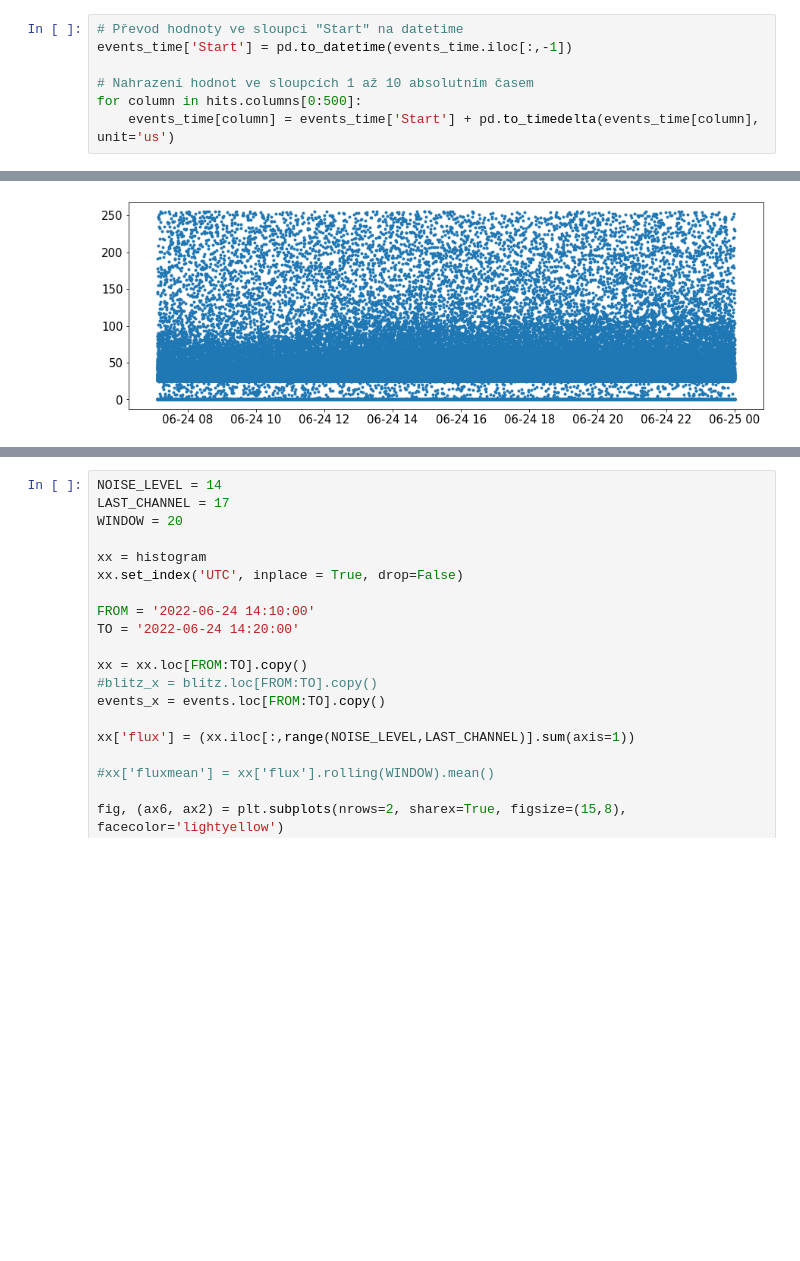
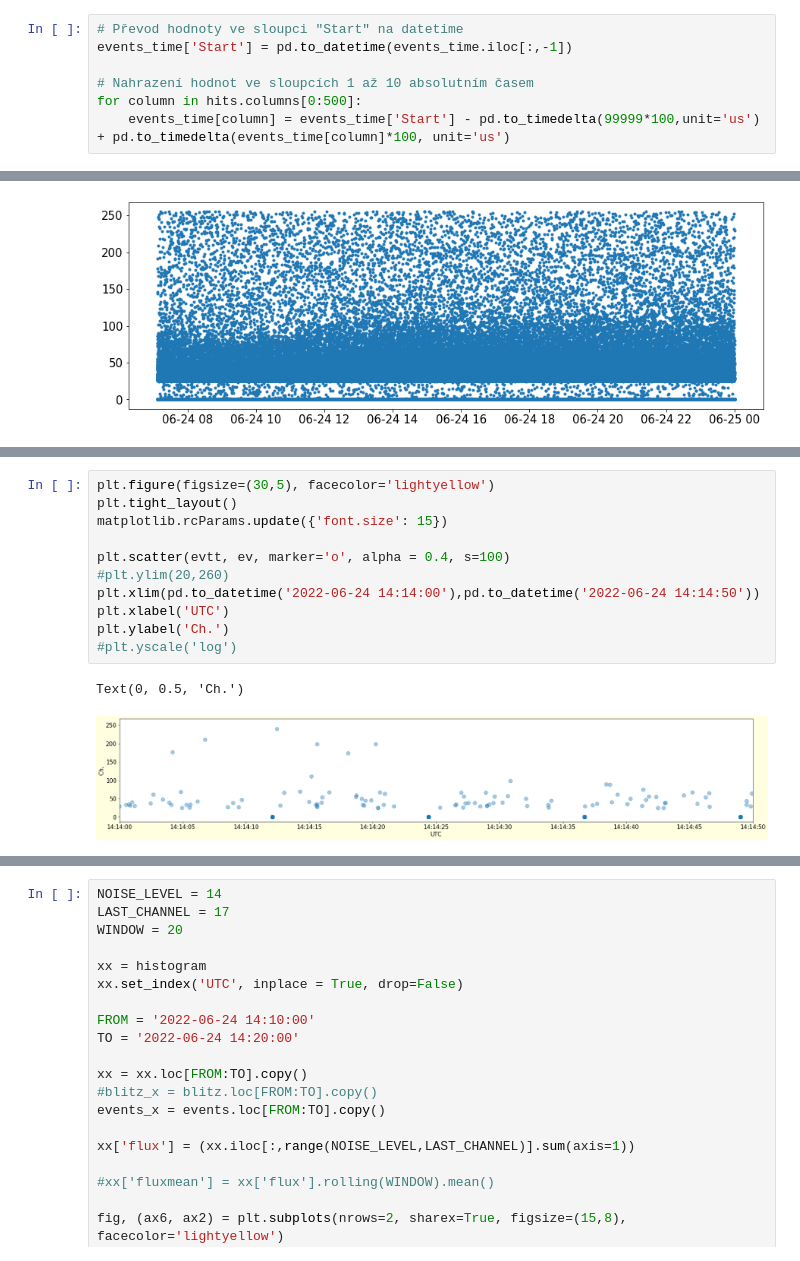
Before and after one commit to ODZ-UJF-AV-CR/GEODOS01, a Jupyter notebook: notebooks/GEODOS-1024-V1.ipynb, the cells around one changed output, grey strips where cells are left out. Drawn from its saved outputs; the diff is of its cells as text; blank space fills up the shorter version.

Commit message:
Individual events plot

```diff
--- a/notebooks/GEODOS-1024-V1.ipynb
+++ b/notebooks/GEODOS-1024-V1.ipynb
@@ -1011,4 +1011,4 @@ events_time['Start'] = pd.to_datetime(events_time.iloc[:,-1])
 
 # Nahrazení hodnot ve sloupcích 1 až 10 absolutním časem
 for column in hits.columns[0:500]:
-    events_time[column] = events_time['Start'] + pd.to_timedelta(events_time[column], unit='us')
+    events_time[column] = events_time['Start'] - pd.to_timedelta(99999*100,unit='us') + pd.to_timedelta(events_time[column]*100, unit='us')
@@ -1097,0 +1029,14 @@ histogram.set_index('time', drop=False, inplace=True);
+# %%
+plt.figure(figsize=(30,5), facecolor='lightyellow')
+plt.tight_layout()
+matplotlib.rcParams.update({'font.size': 15})
+
+plt.scatter(evtt, ev, marker='o', alpha = 0.4, s=100)
+#plt.ylim(20,260)
+plt.xlim(pd.to_datetime('2022-06-24 14:14:00'),pd.to_datetime('2022-06-24 14:14:50'))
+plt.xlabel('UTC')
+plt.ylabel('Ch.')
+#plt.yscale('log')
+# %% [output]
+Text(0, 0.5, 'Ch.')
+[figure, added]
```
Also changed, not shown: parts of 7 cells of this notebook.
